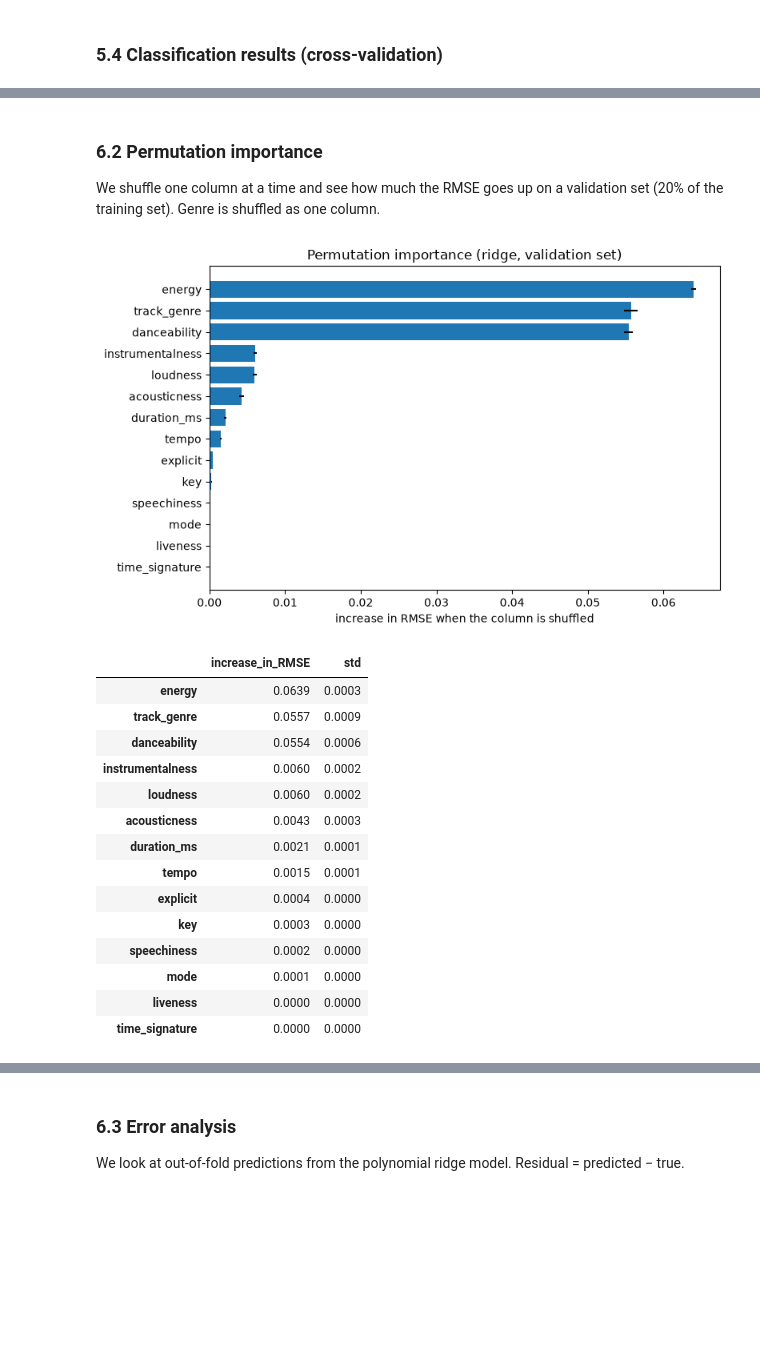
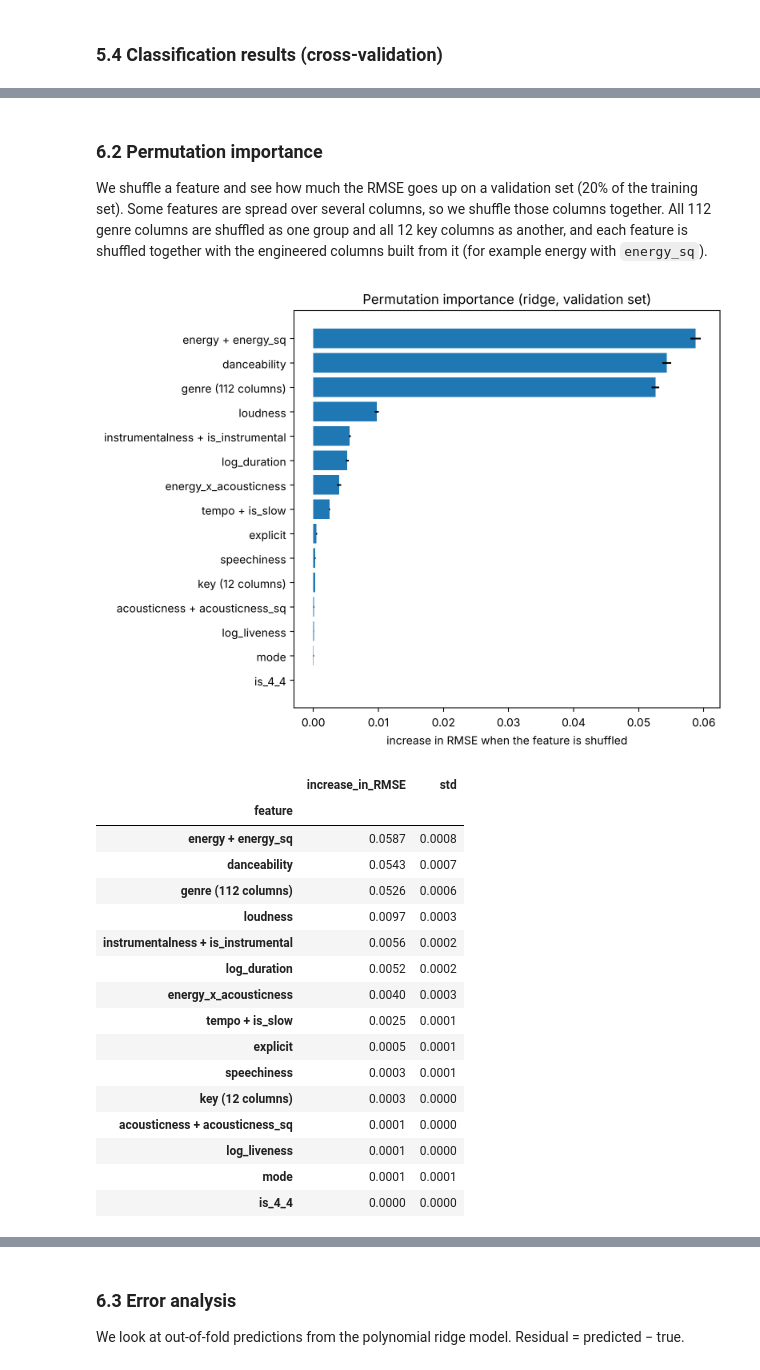
Before and after one commit to zhongda-Eddy/sadness-of-a-song, a Jupyter notebook: linear_models.ipynb, the cells around one changed output, grey strips where cells are left out. Drawn from its saved outputs; the diff is of its cells as text; code cells hidden in the pictures; blank space fills up the shorter version.

```diff
--- a/linear_models.ipynb
+++ b/linear_models.ipynb
@@ -149,14 +171,12 @@ Adding genre raises R² from about 0.38 to 0.51, so we keep genre in all the mod
 
 Ridge and lasso add a penalty on large coefficients, controlled by `alpha`. Lasso can also set coefficients to 0. We tune `alpha` with grid search.
 # %%
-ridge = Pipeline([("pre", make_preprocessor(NUM_COLS, CAT_COLS)), ("model", Ridge())])
-ridge_grid = GridSearchCV(ridge, {"model__alpha": np.logspace(-3, 4, 15)},
+ridge_grid = GridSearchCV(make_pipe(Ridge()), {"model__alpha": np.logspace(-3, 4, 15)},
                           cv=kf, scoring="neg_root_mean_squared_error", n_jobs=-1)
 ridge_grid.fit(X, y)
 print("Best ridge alpha:", ridge_grid.best_params_["model__alpha"])
 
-lasso = Pipeline([("pre", make_preprocessor(NUM_COLS, CAT_COLS)), ("model", Lasso(max_iter=10000))])
-lasso_grid = GridSearchCV(lasso, {"model__alpha": np.logspace(-6, -1, 11)},
+lasso_grid = GridSearchCV(make_pipe(Lasso(max_iter=10000)), {"model__alpha": np.logspace(-6, -1, 11)},
                           cv=kf, scoring="neg_root_mean_squared_error", n_jobs=-1)
 lasso_grid.fit(X, y)
 print("Best lasso alpha:", lasso_grid.best_params_["model__alpha"])
@@ -198,10 +218,9 @@ To let the model fit curves and interactions, we add squared and pairwise produc
 # %%
-ridge_poly = Pipeline([("pre", make_preprocessor(NUM_COLS, CAT_COLS, poly_degree=2)), ("model", Ridge())])
-ridge_poly_grid = GridSearchCV(ridge_poly, {"model__alpha": np.logspace(-2, 4, 13)},
+ridge_poly_grid = GridSearchCV(make_pipe(Ridge(), poly=True), {"model__alpha": np.logspace(-2, 4, 13)},
                                cv=kf, scoring="neg_root_mean_squared_error", n_jobs=-1)
 ridge_poly_grid.fit(X, y)
 print("Best alpha:", ridge_poly_grid.best_params_["model__alpha"])
 
-eval_regressor("Ridge + degree-2 polynomial (tuned)", ridge_poly_grid.best_estimator_, X,
+eval_regressor("Ridge + degree-2 polynomial (tuned)", ridge_poly_grid.best_estimator_,
                notes=f"alpha={ridge_poly_grid.best_params_['model__alpha']:.3g}");
 # %% [output]
@@ -274,8 +302,7 @@ pd.DataFrame(reg_results).round(4)
 
 We tune `C` (smaller C means a stronger penalty) and `class_weight`. Since only 31% of songs are sad, `class_weight="balanced"` makes mistakes on sad songs count more. We score with ROC-AUC.
 # %%
-logreg = Pipeline([("pre", make_preprocessor(NUM_COLS, CAT_COLS)), ("model", LogisticRegression(max_iter=3000))])
-logreg_grid = GridSearchCV(logreg,
+logreg_grid = GridSearchCV(make_pipe(LogisticRegression(max_iter=3000)),
                            {"model__C": np.logspace(-3, 2, 6),
                             "model__class_weight": [None, "balanced"]},
                            cv=skf, scoring="roc_auc", n_jobs=-1)
@@ -426,36 +467,58 @@ The genre coefficients are adjustments on top of the audio features. For example
 # %% [markdown]
 ### 6.2 Permutation importance
 
-We shuffle one column at a time and see how much the RMSE goes up on a validation set (20% of the training set). Genre is shuffled as one column.
+We shuffle a feature and see how much the RMSE goes up on a validation set (20% of the training set). Some features are spread over several columns, so we shuffle those columns together. All 112 genre columns are shuffled as one group and all 12 key columns as another, and each feature is shuffled together with the engineered columns built from it (for example energy with `energy_sq`).
 # %%
+FEATURE_GROUPS = {
+    "genre (112 columns)": GENRE_COLS,
+    "key (12 columns)": KEY_COLS,
+    "energy + energy_sq": ["energy", "energy_sq"],
+    "acousticness + acousticness_sq": ["acousticness", "acousticness_sq"],
+    "energy_x_acousticness": ["energy_x_acousticness"],
+    "instrumentalness + is_instrumental": ["instrumentalness", "is_instrumental"],
+    "tempo + is_slow": ["tempo", "is_slow"],
+}
+grouped = {c for cols in FEATURE_GROUPS.values() for c in cols}
+FEATURE_GROUPS.update({c: [c] for c in X.columns if c not in grouped})
+
 X_tr, X_val, y_tr, y_val = train_test_split(X, y, test_size=0.2, random_state=RANDOM_STATE)
 perm_model = ridge_grid.best_estimator_.fit(X_tr, y_tr)
-perm = permutation_importance(perm_model, X_val, y_val, scoring="neg_root_mean_squared_error",
-                              n_repeats=5, random_state=RANDOM_STATE, n_jobs=-1)
-perm_imp = pd.DataFrame({"increase_in_RMSE": perm.importances_mean, "std": perm.importances_std},
-                        index=X.columns).sort_values("increase_in_RMSE")
+base_rmse = np.sqrt(mean_squared_error(y_val, perm_model.predict(X_val)))
 
-fig, ax = plt.subplots(figsize=(8, 5))
+rng = np.random.default_rng(RANDOM_STATE)
+rows = []
+for name, cols in FEATURE_GROUPS.items():
+    increases = []
+    for _ in range(5):
+        X_shuffled = X_val.copy()
+        X_shuffled[cols] = X_val[cols].values[rng.permutation(len(X_val))]   # shuffle the group's rows together
+        increases.append(np.sqrt(mean_squared_error(y_val, perm_model.predict(X_shuffled))) - base_rmse)
+    rows.append({"feature": name, "increase_in_RMSE": np.mean(increases), "std": np.std(increases)})
+perm_imp = pd.DataFrame(rows).set_index("feature").sort_values("increase_in_RMSE")
+
+fig, ax = plt.subplots(figsize=(8, 6))
 ax.barh(perm_imp.index, perm_imp["increase_in_RMSE"], xerr=perm_imp["std"])
-ax.set_xlabel("increase in RMSE when the column is shuffled")
+ax.set_xlabel("increase in RMSE when the feature is shuffled")
 ax.set_title("Permutation importance (ridge, validation set)")
 plt.tight_layout()
 plt.show()
 perm_imp.sort_values("increase_in_RMSE", ascending=False).round(4)
 # %% [output]
-[figure, old version]
+[figure, new version]
 |  | increase_in_RMSE | std |
-| energy | 0.0639 | 0.0003 |
-| track_genre | 0.0557 | 0.0009 |
-| danceability | 0.0554 | 0.0006 |
-| instrumentalness | 0.0060 | 0.0002 |
-| loudness | 0.0060 | 0.0002 |
-| acousticness | 0.0043 | 0.0003 |
-| duration_ms | 0.0021 | 0.0001 |
-| tempo | 0.0015 | 0.0001 |
-| explicit | 0.0004 | 0.0000 |
-| key | 0.0003 | 0.0000 |
-| speechiness | 0.0002 | 0.0000 |
-| mode | 0.0001 | 0.0000 |
-| liveness | 0.0000 | 0.0000 |
-| time_signature | 0.0000 | 0.0000 |
+| feature |  |  |
+| energy + energy_sq | 0.0587 | 0.0008 |
+| danceability | 0.0543 | 0.0007 |
+| genre (112 columns) | 0.0526 | 0.0006 |
+| loudness | 0.0097 | 0.0003 |
+| instrumentalness + is_instrumental | 0.0056 | 0.0002 |
+| log_duration | 0.0052 | 0.0002 |
+| energy_x_acousticness | 0.0040 | 0.0003 |
+| tempo + is_slow | 0.0025 | 0.0001 |
+| explicit | 0.0005 | 0.0001 |
+| speechiness | 0.0003 | 0.0001 |
+| key (12 columns) | 0.0003 | 0.0000 |
+| acousticness + acousticness_sq | 0.0001 | 0.0000 |
+| log_liveness | 0.0001 | 0.0000 |
+| mode | 0.0001 | 0.0001 |
+| is_4_4 | 0.0000 | 0.0000 |
```
Also changed, not shown: parts of 61 cells of this notebook, 2 other files.
